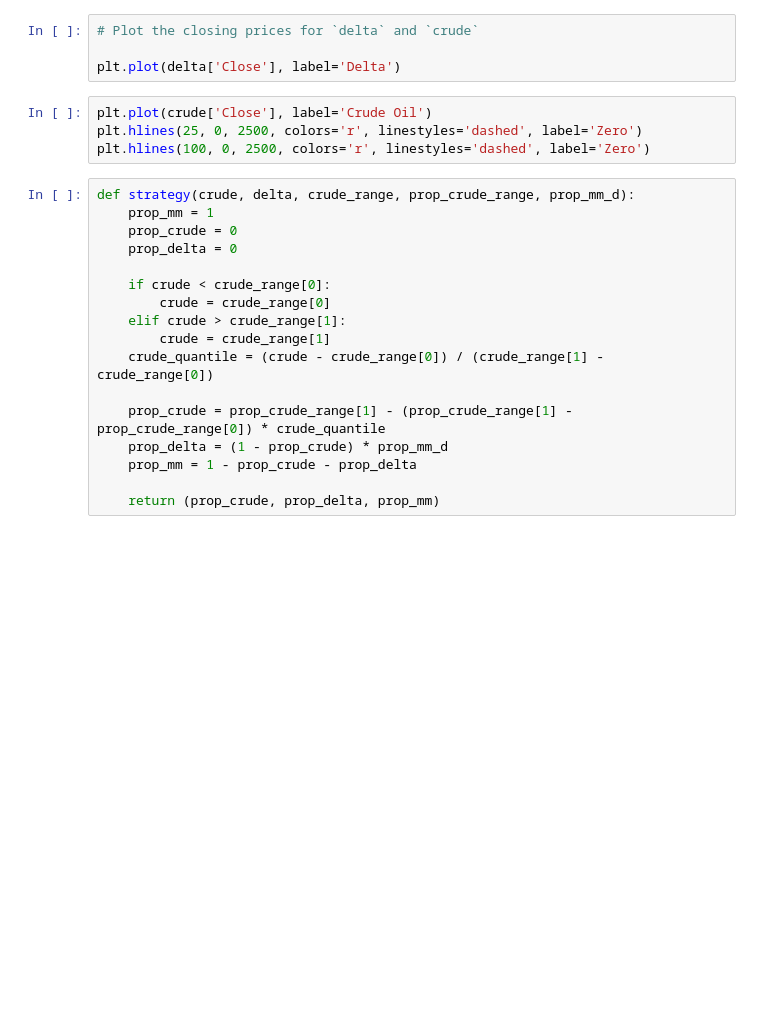
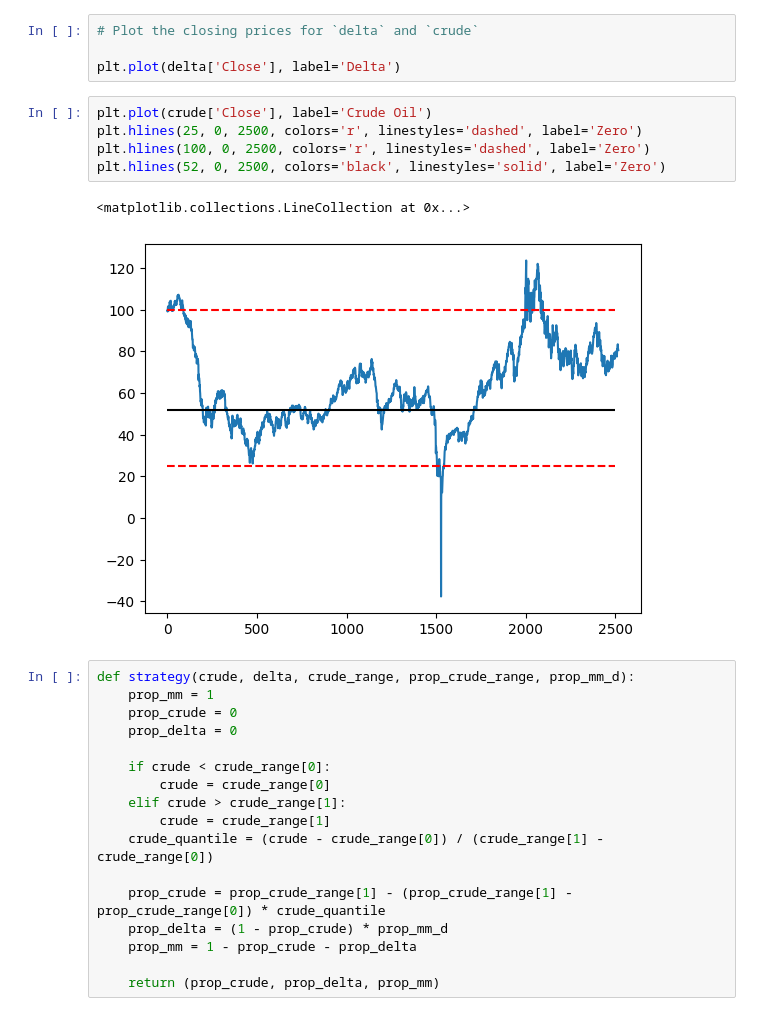
Before and after one commit to Seth-Lamancusa/Quant, a Jupyter notebook: quant.ipynb, the cells around one changed output. Drawn from its saved outputs; the diff is of its cells as text; blank space fills up the shorter version.

```diff
--- a/quant.ipynb
+++ b/quant.ipynb
@@ -14,7 +14,11 @@ plt.plot(delta['Close'], label='Delta')
 # %%
 plt.plot(crude['Close'], label='Crude Oil')
 plt.hlines(25, 0, 2500, colors='r', linestyles='dashed', label='Zero')
 plt.hlines(100, 0, 2500, colors='r', linestyles='dashed', label='Zero')
+plt.hlines(52, 0, 2500, colors='black', linestyles='solid', label='Zero')
+# %% [output]
+<matplotlib.collections.LineCollection at 0x...>
+[figure, added]
 # %%
 def strategy(crude, delta, crude_range, prop_crude_range, prop_mm_d):
     prop_mm = 1
```
